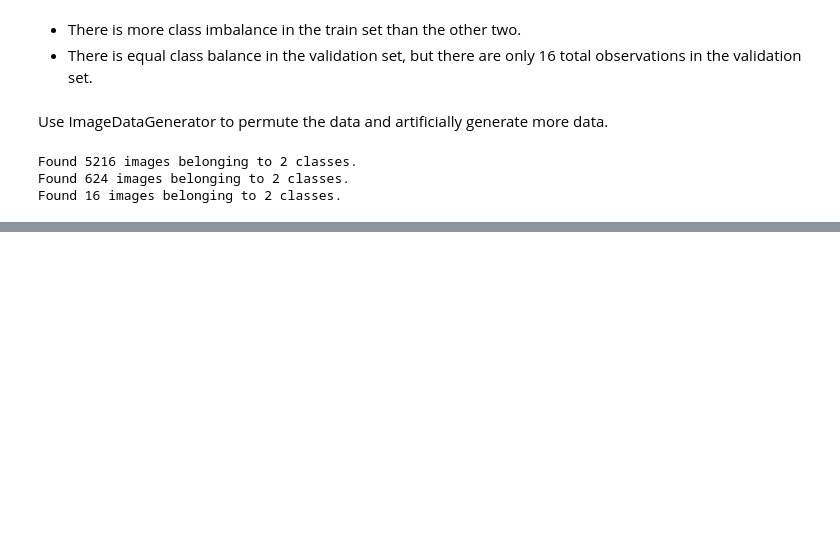
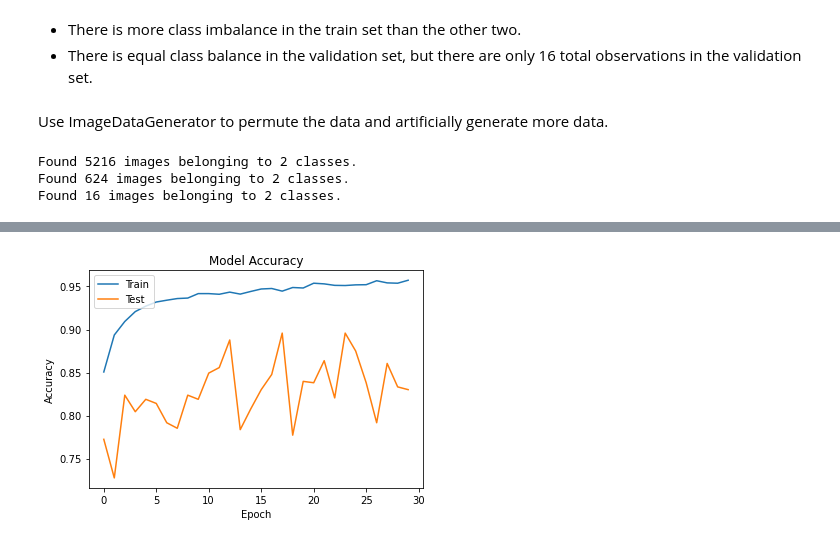
Before and after one commit to samoliver3/dsc-phase-4-project, a Jupyter notebook: index.ipynb, the cells around one changed output, grey strips where cells are left out. Drawn from its saved outputs; the diff is of its cells as text; code cells hidden in the pictures; blank space fills up the shorter version.

```diff
--- a/index.ipynb
+++ b/index.ipynb
@@ -296,0 +391,7 @@ plt.show()
+# %%
+# Compile the model
+mod2.compile(
+        loss='binary_crossentropy',
+        optimizer='sgd',
+        metrics=['acc']
+)
@@ -296,0 +417,16 @@ plt.show()
+# %%
+# fit the model and track time taken to train the model
+original_start = datetime.datetime.now()
+start = datetime.datetime.now()
+
+history = mod2.fit(
+    X_train,
+    y_train,
+    epochs=30,
+    batch_size=16,
+    validation_data=(X_test, y_test)
+)
+
+end = datetime.datetime.now()
+elapsed = end - start
+print('Training took a total of {}'.format(elapsed))
@@ -296,0 +469,11 @@ plt.show()
+# %%
+# model accuracy plot
+plt.plot(history.history['acc'])
+plt.plot(history.history['val_acc'])
+plt.title('Model Accuracy')
+plt.ylabel('Accuracy')
+plt.xlabel('Epoch')
+plt.legend(['Train', 'Test'], loc='upper left')
+plt.show()
+# %% [output]
+[figure, added]
```
Also changed, not shown: parts of 32 cells of this notebook.
